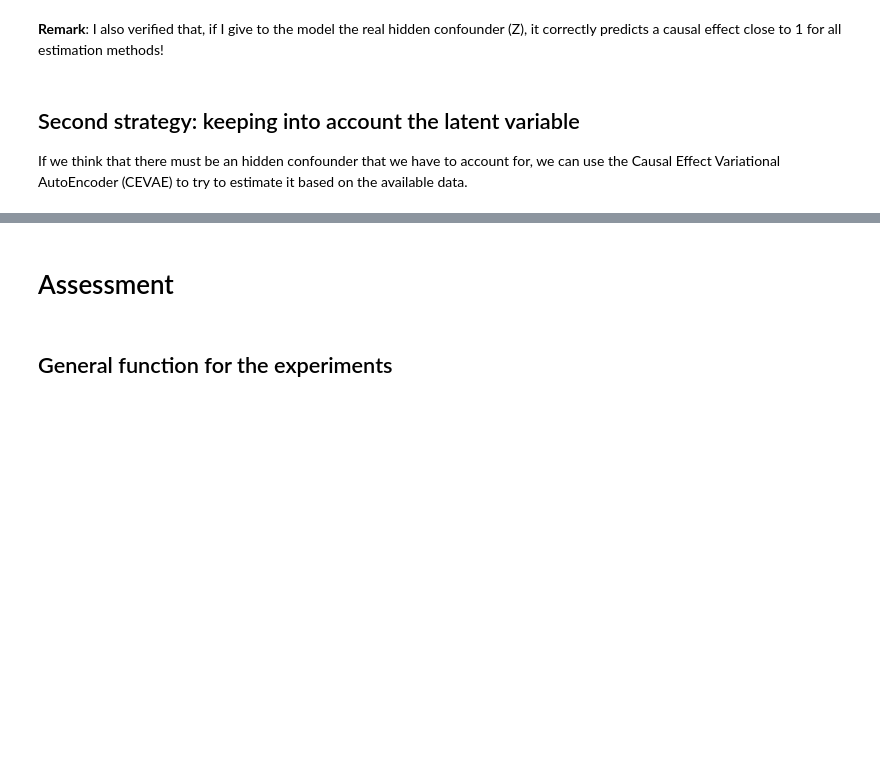
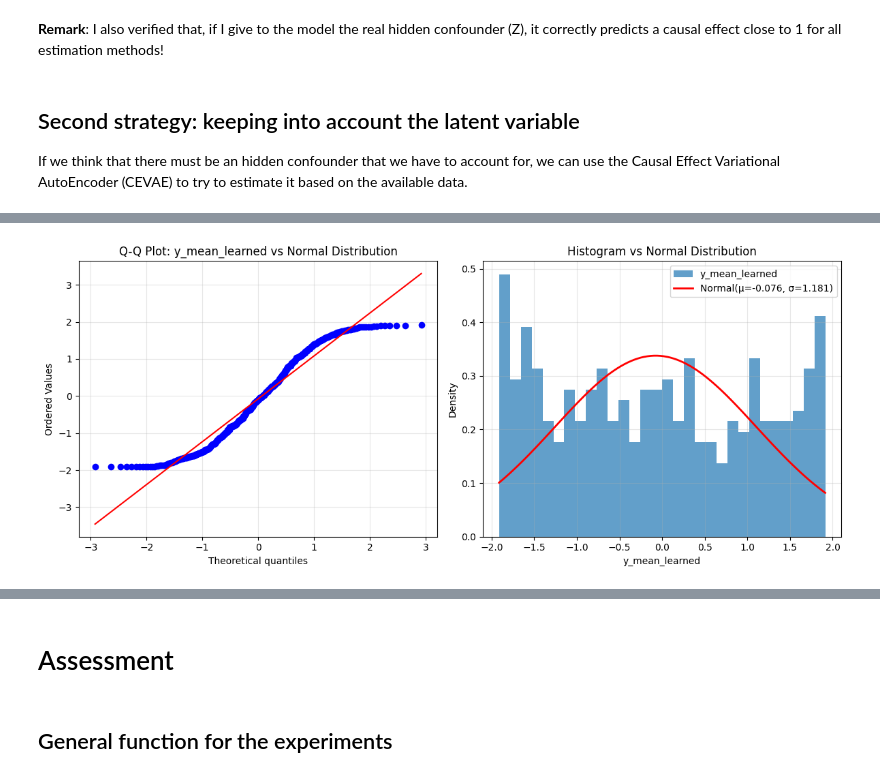
Before and after one commit to christianfaccio/causal_machine_learning, a Jupyter notebook: src/causal_effect_inference.ipynb, the cells around one changed output, grey strips where cells are left out. Saved outputs shown, nothing was run; the diff lists cells and outputs as text; code cells hidden in the pictures; blank space fills up the shorter version.

```diff
--- a/src/causal_effect_inference.ipynb
+++ b/src/causal_effect_inference.ipynb
@@ -45,6 +45,7 @@ for i in range(data["x"].shape[1]):
     data["x_"+str(i)] = data["x"][:,i]
 
 data.pop("x",None)
+data.pop("a",None)
 
 data_df = pd.DataFrame.from_dict(data)
 data_df.head()
@@ -353,5 +345,5 @@ True ATE: 1.0008
 # %%
-def sample_from_variational_posterior(cevae_model, x, t, y, num_samples=100):
+def sample_from_variational_posterior(cevae_model, x, t=None,y=None, num_samples=100):
     """
     Sample from the variational posterior q(z|x,t,y) after CEVAE training.
 
@@ -372,9 +364,7 @@ def sample_from_variational_posterior(cevae_model, x, t, y, num_samples=100):
         x_whitened = cevae_model.whiten(x)
 
         # Get the variational posterior distribution q(z|y,t,x)
-        z_dist = cevae_model.guide.z_dist(y, t, x_whitened)
+        z_samples = cevae_model.guide(x_whitened)
 
-        # Sample from the distribution
-        z_samples = z_dist.sample((num_samples,))
 
     return z_samples
@@ -381,5 +375,5 @@ def sample_from_variational_posterior(cevae_model, x, t, y, num_samples=100):
 # %%
-z_posterior_sampled = sample_from_variational_posterior(cevae, x_test, t_test, y_test, num_samples=1)
+z_posterior_sampled = sample_from_variational_posterior(cevae, x_test, num_samples=1)
 z_posterior_sampled = z_posterior_sampled.squeeze(0)
 
 z_sampled_odered = z_posterior_sampled.sort(dim=0).values
@@ -443,0 +438,76 @@ plt.show()
+# %%
+import matplotlib.pyplot as plt
+import scipy.stats as stats
+import numpy as np
+
+# Convert y_mean_learned to numpy if it's a tensor and ensure it's 1D
+if hasattr(y_mean_learned, 'detach'):
+    y_mean_data = y_mean_learned.detach().cpu().numpy().flatten()
+else:
+    y_mean_data = np.array(y_mean_learned).flatten()
+
+# Print shape for debugging
+print(f"Shape of y_mean_data: {y_mean_data.shape}")
+print(f"First few values: {y_mean_data[:5]}")
+
+# Create Q-Q plot
+fig, (ax1, ax2) = plt.subplots(1, 2, figsize=(12, 5))
+
+# Q-Q plot
+stats.probplot(y_mean_data, dist="norm", plot=ax1)
+ax1.set_title('Q-Q Plot: y_mean_learned vs Normal Distribution')
+ax1.grid(True, alpha=0.3)
+
+# Add histogram for visual comparison
+ax2.hist(y_mean_data, bins=30, density=True, alpha=0.7, label='y_mean_learned')
+
+# Overlay normal distribution with same mean and std
+mu, sigma = np.mean(y_mean_data), np.std(y_mean_data)
+x_norm = np.linspace(y_mean_data.min(), y_mean_data.max(), 100)
+y_norm = stats.norm.pdf(x_norm, mu, sigma)
+ax2.plot(x_norm, y_norm, 'r-', linewidth=2, label=f'Normal(μ={mu:.3f}, σ={sigma:.3f})')
+
+ax2.set_xlabel('y_mean_learned')
+ax2.set_ylabel('Density')
+ax2.set_title('Histogram vs Normal Distribution')
+ax2.legend()
+ax2.grid(True, alpha=0.3)
+
+plt.tight_layout()
+plt.savefig("normality_test_y_mean.png", dpi=300, bbox_inches='tight')
+plt.show()
+
+# Perform Shapiro-Wilk test for normality
+statistic, p_value = stats.shapiro(y_mean_data)
+print(f"\nShapiro-Wilk Test for Normality:")
+print(f"Test statistic: {statistic:.6f}")
+print(f"P-value: {p_value:.6f}")
+print(f"Alpha level: 0.05")
+
+if p_value > 0.05:
+    print("Result: Fail to reject null hypothesis - data appears normally distributed")
+else:
+    print("Result: Reject null hypothesis - data does not appear normally distributed")
+
+# Additional normality tests
+print(f"\nAdditional Normality Tests:")
+
+# Anderson-Darling test
+ad_stat, ad_critical, ad_significance = stats.anderson(y_mean_data, dist='norm')
+print(f"Anderson-Darling statistic: {ad_stat:.6f}")
+print(f"Critical values: {ad_critical}")
+print(f"Significance levels: {ad_significance}")
+
+# Kolmogorov-Smirnov test
+ks_stat, ks_p = stats.kstest(y_mean_data, 'norm', args=(mu, sigma))
+print(f"Kolmogorov-Smirnov statistic: {ks_stat:.6f}")
+print(f"P-value: {ks_p:.6f}")
+
+# Print summary statistics
+print(f"\nSummary Statistics:")
+print(f"Mean: {np.mean(y_mean_data):.6f}")
+print(f"Standard deviation: {np.std(y_mean_data):.6f}")
+print(f"Skewness: {stats.skew(y_mean_data):.6f}")
+print(f"Kurtosis: {stats.kurtosis(y_mean_data):.6f}")
+print(f"Sample size: {len(y_mean_data)}")
+# %% [output]
@@ -443,0 +516 @@ plt.show()
+[figure, added]
```
Also changed, not shown: parts of 9 cells of this notebook.
